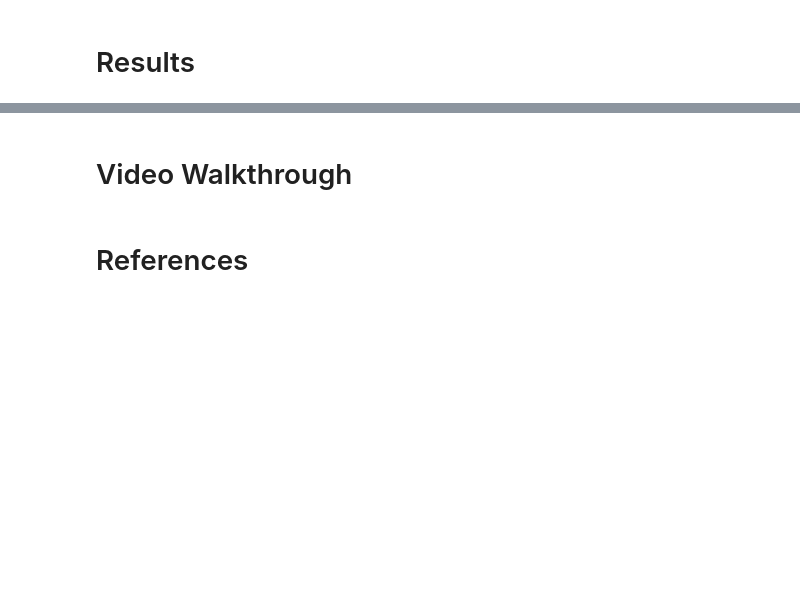
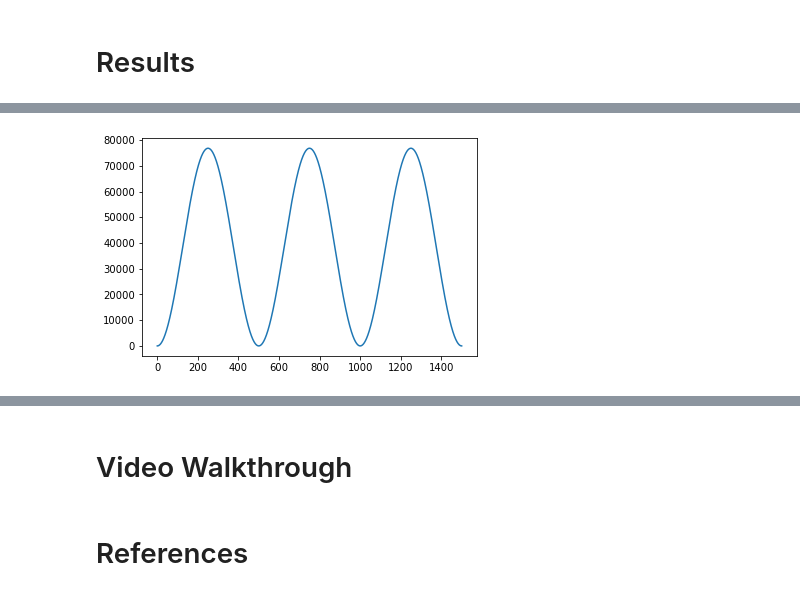
Before and after one commit to dfrank6/EAS4610_Frank_Morris_Warner, a Jupyter notebook: Glacial Cycles Final Group Project.ipynb, the cells around one changed output, grey strips where cells are left out. Saved outputs shown, nothing was run; the diff lists cells and outputs as text; code cells hidden in the pictures; blank space fills up the shorter version.

```diff
--- a/Glacial Cycles Final Group Project.ipynb
+++ b/Glacial Cycles Final Group Project.ipynb
@@ -215,10 +51,0 @@ array([100.8       , 100.8       , 100.8       , 100.8       ,
-# %%
-E0 = (0.9e-3)*x - 99.9
-E = E0 + k_sens*dQ[0]
-plt.plot(x,E)
-k_sens
-dQ[0]
-E0
-
-for i in np.arange(1, 20):
-    print(i)
@@ -256,0 +297,12 @@ plt.show()
+# %%
+#Apply Trapezoid Rule for Numerical Integration of Ice Sheet Cross-Sectional Area
+hsum1=np.zeros(nt)
+for i in np.arange(0, nt):
+    for j in np.arange(0, nx-1):
+        hsum1[i] += (h1[j,i] + h1[j+1,i]) * (dx/2)
+# %%
+#Visualized Cross-Sectional Area
+plt.plot(t,hsum1)
+plt.show()
+# %% [output]
+[figure, added]
```
Also changed, not shown: parts of 21 cells of this notebook.
